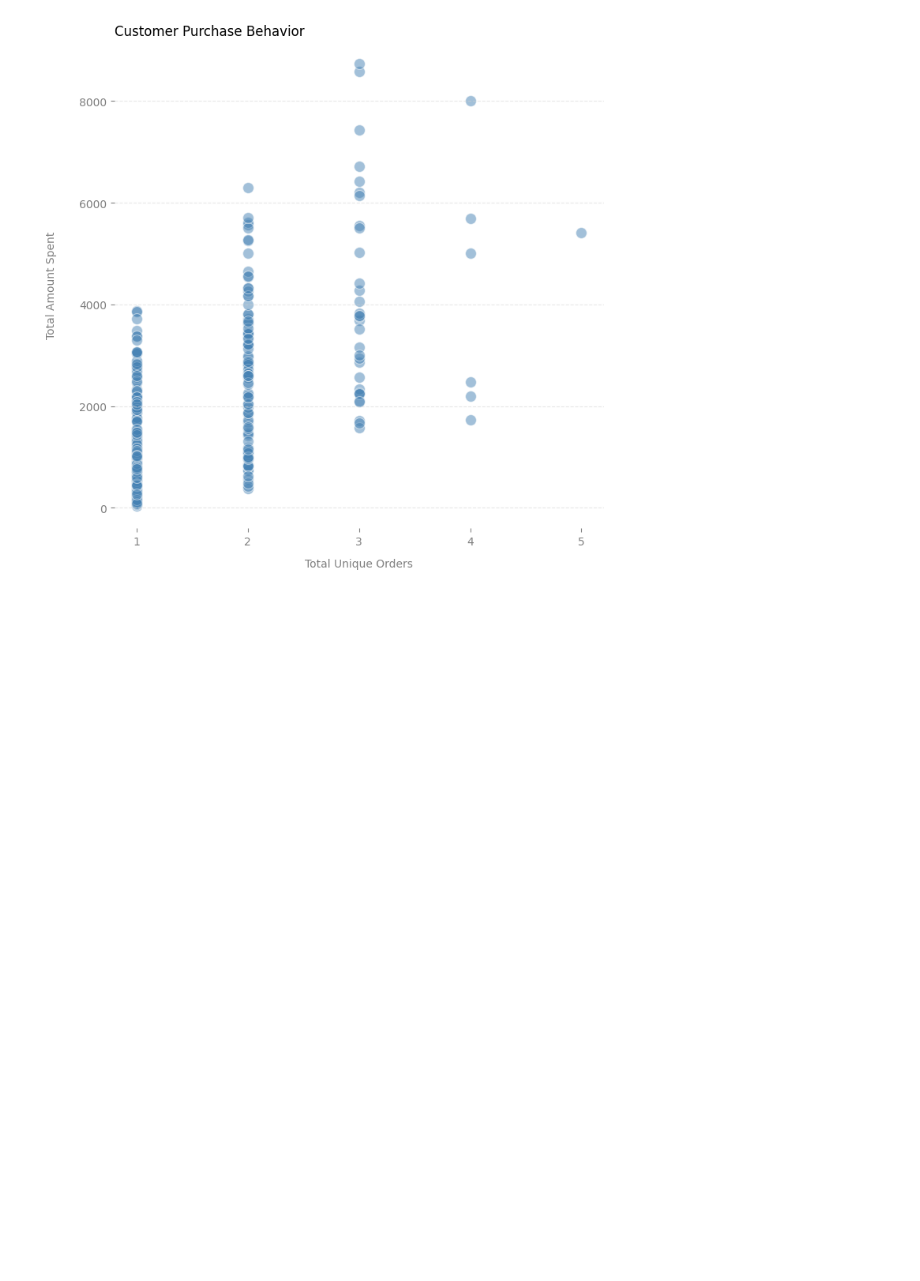
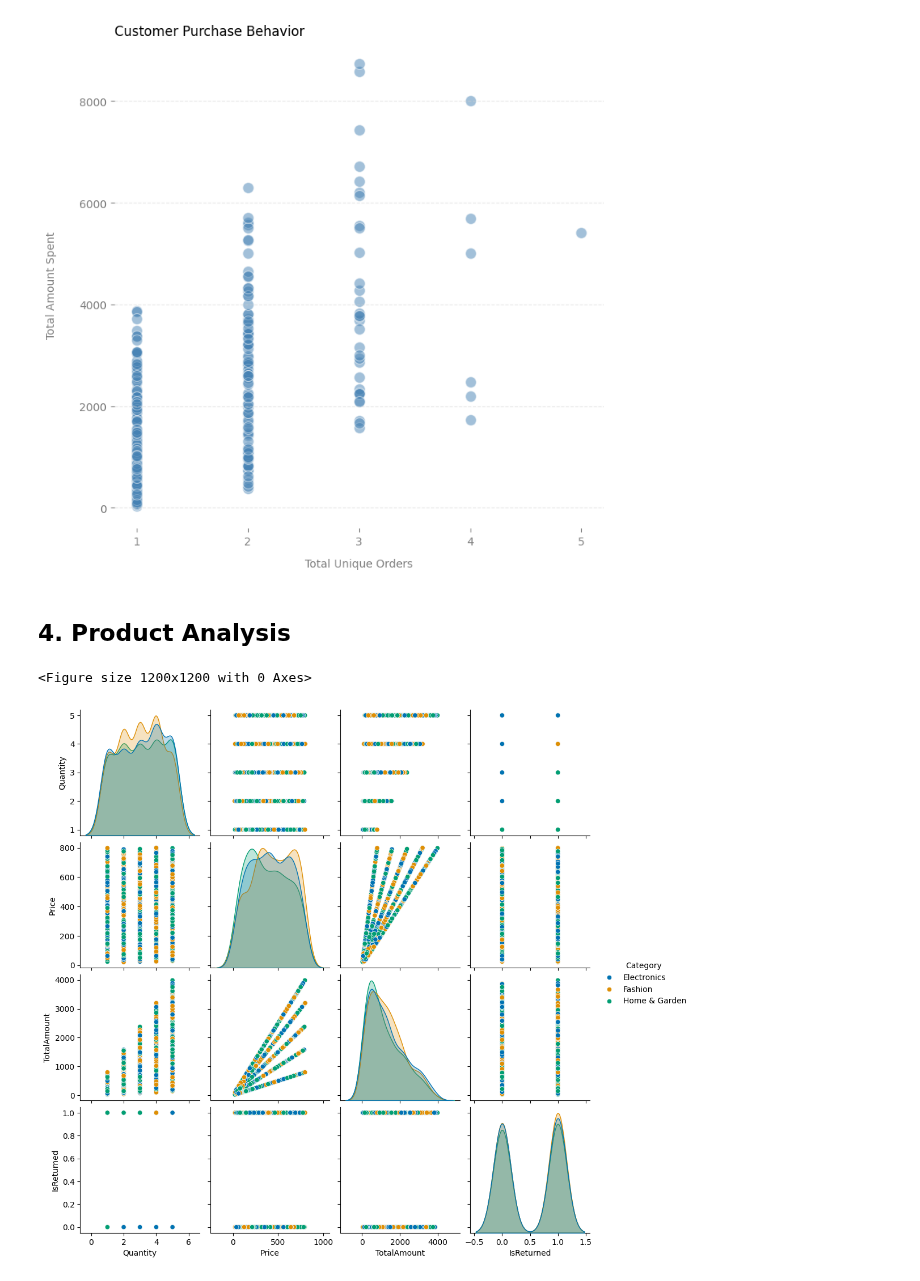
Before and after one commit to YuliaVK/Data-Analytics, a Jupyter notebook: EDA_Sales/notebooks/Sales_EDA.ipynb, the cells around one changed output. Saved outputs shown, nothing was run; the diff lists cells and outputs as text; code cells hidden in the pictures; blank space fills up the shorter version.

Commit message:
EDA - product analysis

```diff
--- a/EDA_Sales/notebooks/Sales_EDA.ipynb
+++ b/EDA_Sales/notebooks/Sales_EDA.ipynb
@@ -207,3 +230,14 @@ plt.xticks(range(1, max(customer_sales['UniqueOrders']) + 1))
 plt.show()
 # %% [output]
 [figure]
+# %% [markdown]
+## 4. Product Analysis
+# %%
+include_columns = [col for col in df.columns if col not in ['OrderID', 'ProductID', 'CustomerID']]
+
+plt.figure(figsize=(12, 12))
+pairplot = sns.pairplot(df[include_columns], hue='Category', palette='colorblind')
+plt.show()
+# %% [output]
+<Figure size 1200x1200 with 0 Axes>
+[figure, added]
```
Also changed, not shown: parts of 5 cells of this notebook.
